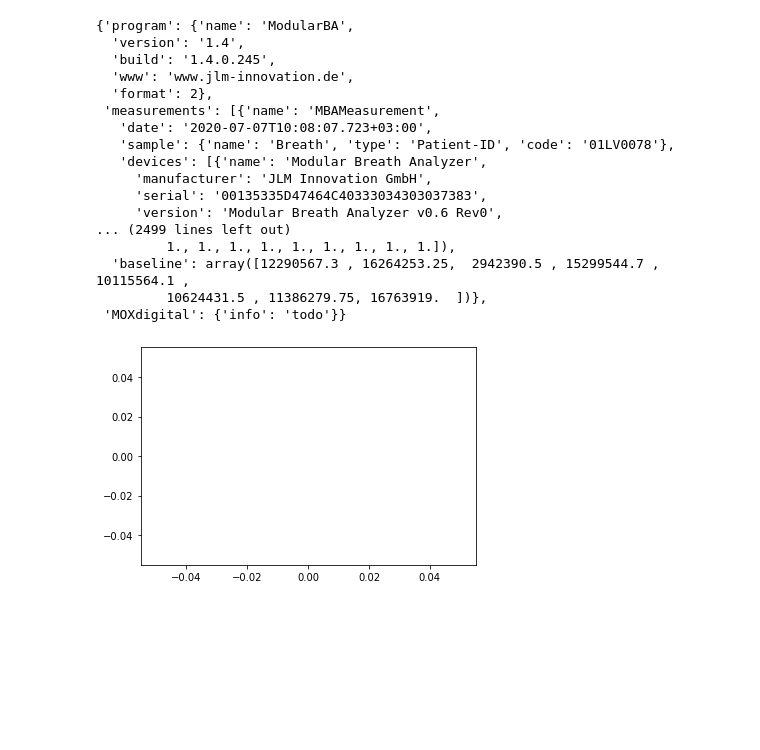
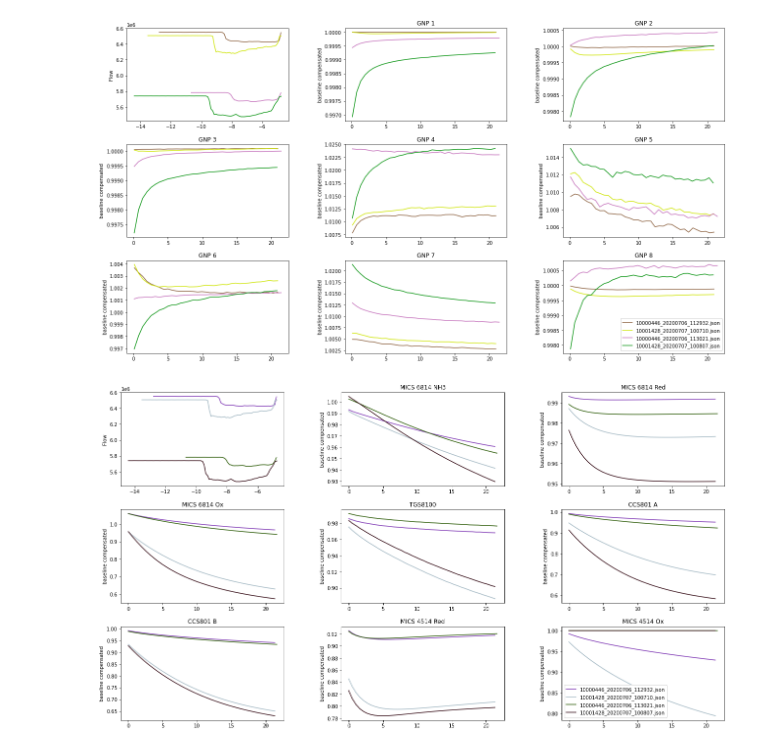
Before and after one commit to pruebasDrageloz/VOGAS, a Jupyter notebook: VOGASpy/tets_database_plot.ipynb, the cells around one changed output. Cells and saved outputs as stored; diff of their text form; code cells hidden in the pictures; blank space fills up the shorter version.

Commit message:
[version]: first version

```diff
--- a/VOGASpy/tets_database_plot.ipynb
+++ b/VOGASpy/tets_database_plot.ipynb
@@ -42,30 +24,25 @@ link_table.iloc[link_row]
-# %%
-fig, ax = plt.subplots()
-ax.plot()
-for iidi in link_row:
-    filepath = link_table['filename'].iloc[iidi]
-    filename = link_table['folder'].iloc[iidi]
-
-    jsonLabRead = jsonLab_readVolgacore()
-    cj = jsonLabRead.read('test_db/test_01LV/VOLGACORE_003/10001428_20200707_100807.json')
-
-cj
-# %% [output]
-{'program': {'name': 'ModularBA',
-  'version': '1.4',
-  'build': '1.4.0.245',
-  'www': 'www.jlm-innovation.de',
-  'format': 2},
- 'measurements': [{'name': 'MBAMeasurement',
-   'date': '2020-07-07T10:08:07.723+03:00',
-   'sample': {'name': 'Breath', 'type': 'Patient-ID', 'code': '01LV0078'},
-   'devices': [{'name': 'Modular Breath Analyzer',
-     'manufacturer': 'JLM Innovation GmbH',
-     'serial': '00135335D47464C40333034303037383',
-     'version': 'Modular Breath Analyzer v0.6 Rev0',
-... (2499 lines left out)
-         1., 1., 1., 1., 1., 1., 1., 1., 1.]),
-  'baseline': array([12290567.3 , 16264253.25,  2942390.5 , 15299544.7 , 10115564.1 ,
-         10624431.5 , 11386279.75, 16763919.  ])},
- 'MOXdigital': {'info': 'todo'}}
-[figure, removed]
+# %%
+fig, ax = plt.subplots(nrows=3, ncols=3,figsize=(20,11),)
+
+for iidi in link_row:
+    this_color = [random.random(), random.random(), random.random()]
+    filename = link_table['filename'].iloc[iidi]
+    filepath = link_table['folder'].iloc[iidi]
+
+    jsonLabRead = jsonLab_readVolgacore()
+    cj = jsonLabRead.read(f'{filepath}/{filename}')
+    plot_sensor(cj, filename, fig, this_sensor='GNP', this_color=this_color, legend=True)
+plt.show()
+
+fig1, ax1 = plt.subplots(nrows=3, ncols=3,figsize=(20,11),)
+for iidi in link_row:
+    this_color = [random.random(), random.random(), random.random()]
+    filename = link_table['filename'].iloc[iidi]
+    filepath = link_table['folder'].iloc[iidi]
+
+    jsonLabRead = jsonLab_readVolgacore()
+    cj = jsonLabRead.read(f'{filepath}/{filename}')
+    plot_sensor(cj, filename, fig1, this_sensor='MOX analog', this_color=this_color, legend=True)
+# %% [output]
+[figure, added]
+[figure, added]
```
Also changed, not shown: parts of 3 cells of this notebook, 3 other files.
